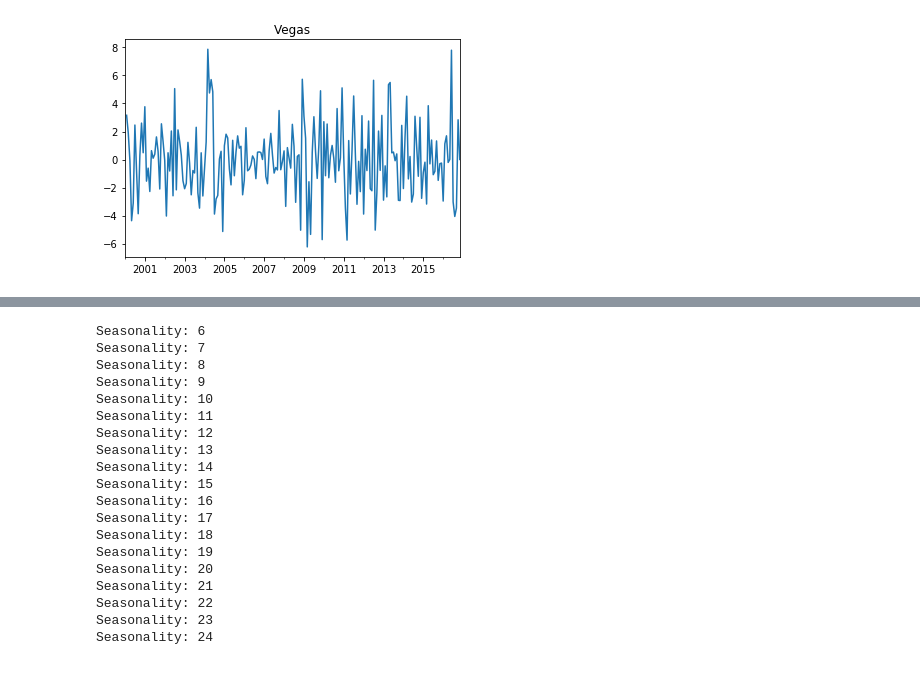
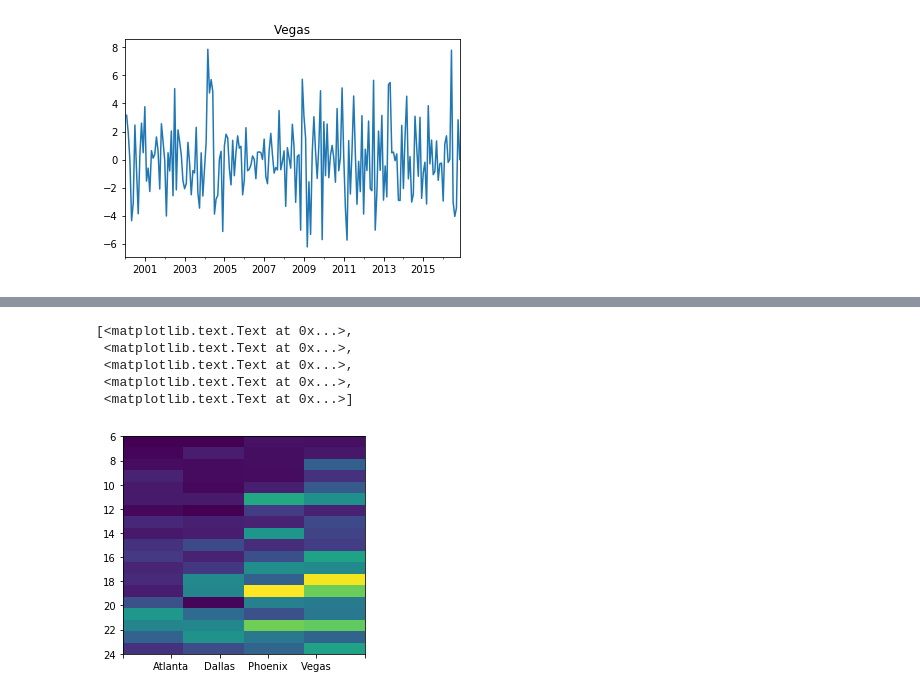
Before and after one commit to kkwteh/cdips_hpi_forecast, a Jupyter notebook: RandForest.ipynb, the cells around one changed output, grey strips where cells are left out. Drawn from its saved outputs; the diff is of its cells as text; code cells hidden in the pictures.

Commit message:
Working regressor piggybacking on ARIMA model

```diff
--- a/RandForest.ipynb
+++ b/RandForest.ipynb
@@ -185,9 +190,12 @@ for city in cityList:
 [figure]
 [figure]
 # %%
-city = 'Dallas'
-y = np.fft.fft(arimaResidual[city])
-y = y[range(int(y.shape[0]/2))]
-y = abs(y)
-np.argmax(y)
+# Run an FFT to examine for seasonality
+for city in cityList:
+    y = np.fft.fft(arimaResidual[city])
+    y = y[range(int(y.shape[0]/2))]
+    y = abs(y)
+    plt.figure()
+    plt.plot(y)
+    plt.plot()
 # %% [output]
@@ -197,8 +205,0 @@ y = np.fft.fft(arimaResidual[city])
-# %%
-for city in cityList:
-    y = np.fft.fft(arimaResidual[city])
-    y = y[range(int(y.shape[0]/2))]
-    y = abs(y)
-    plt.figure()
-    plt.plot(y)
-    plt.plot()
@@ -210,34 +206,29 @@ for city in cityList:
 # %%
-# Take out annual seasonality
+# Examine data for seasonality
 seasonalImprovement = pd.DataFrame()
 
 for i in range(6,25):
     for city in cityList:
         x = arimaResidual[city]
         res = smt.seasonal_decompose(x, freq=i)
-        noAnnual[city] = x - res.seasonal
 
         preRMSE  = np.sqrt(x.pow(2).mean())
         postRMSE = np.sqrt((x-res.seasonal).pow(2).mean())
         improve  = preRMSE-postRMSE
         seasonalImprovement.loc[i,city] = improve
+
+fig, ax1 = plt.subplots(1,1)
+ax1.imshow(seasonalImprovement, extent=[0,5,seasonalImprovement.index.values[-1],seasonalImprovement.index.values[0]],aspect=0.25)
+
+a = cityList.copy()
+a.reverse()
+a.append(' ')
+a.reverse()
+ax1.set_xticklabels(a)
 # %% [output]
-Seasonality: 6
-Seasonality: 7
-Seasonality: 8
-Seasonality: 9
-Seasonality: 10
-Seasonality: 11
-Seasonality: 12
-Seasonality: 13
-Seasonality: 14
-Seasonality: 15
-Seasonality: 16
-Seasonality: 17
-Seasonality: 18
-Seasonality: 19
-Seasonality: 20
-Seasonality: 21
-Seasonality: 22
-Seasonality: 23
-Seasonality: 24
+[<matplotlib.text.Text at 0x...>,
+ <matplotlib.text.Text at 0x...>,
+ <matplotlib.text.Text at 0x...>,
+ <matplotlib.text.Text at 0x...>,
+ <matplotlib.text.Text at 0x...>]
+[figure, added]
```
Also changed, not shown: parts of 37 cells of this notebook.
